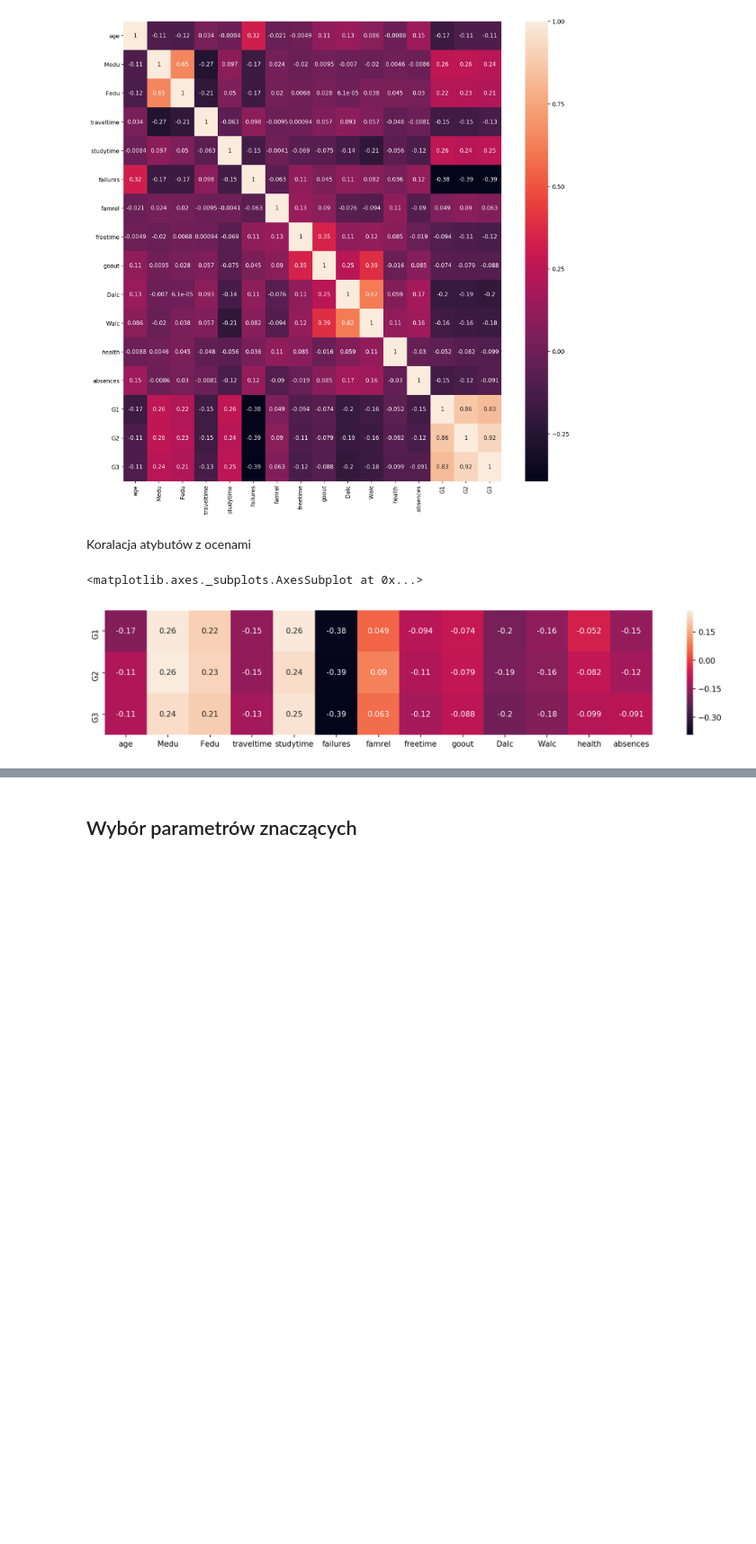
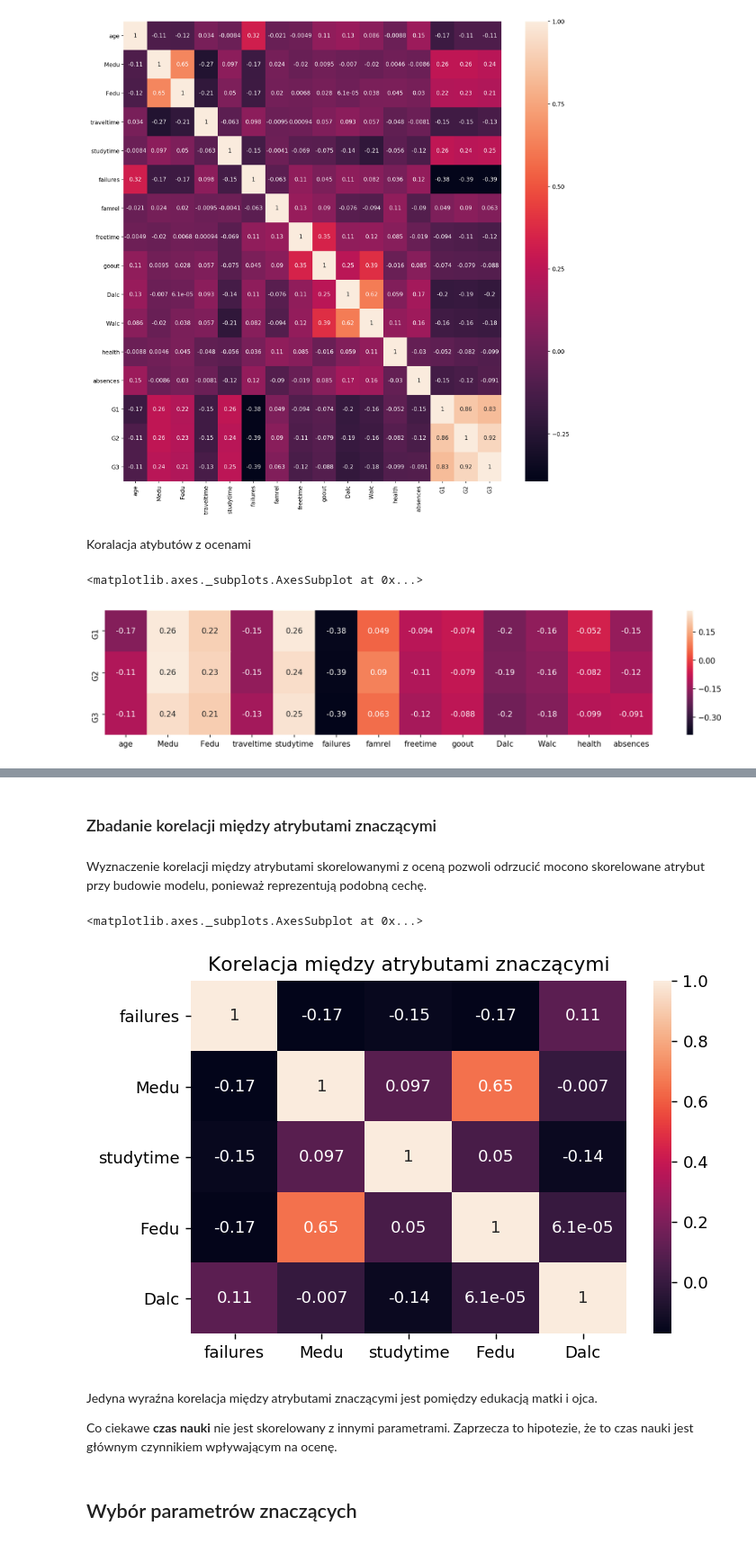
Before and after one commit to SiwyKrzysiek/przewidywanie-ocen, a Jupyter notebook: Realizacja projektu.ipynb, the cells around one changed output, grey strips where cells are left out. Shown: that part at 90% size. Saved outputs shown, nothing was run; the diff lists cells and outputs as text; code cells hidden in the pictures; blank space fills up the shorter version.

Commit message:
Korelacja między atrybutami głównymi

```diff
--- a/Realizacja projektu.ipynb
+++ b/Realizacja projektu.ipynb
@@ -101,3 +108,21 @@ dtype: float64
+# %% [markdown]
+### Zbadanie korelacji między atrybutami znaczącymi
+# %% [markdown]
+Wyznaczenie korelacji między atrybutami skorelowanymi z oceną pozwoli odrzucić mocono skorelowane atrybut przy budowie modelu, ponieważ reprezentują podobną cechę.
+# %%
+atrybutyZnaczace = list(corelacjeAtrybutow.abs().sort_values(ascending=False).index[0:5])
+klasyfikacje = list(df.columns[-3:])
+
+plt.figure(dpi=130)
+plt.title("Korelacja między atrybutami znaczącymi")
+sns.heatmap(df[atrybutyZnaczace].corr(), annot=df[atrybutyZnaczace].corr())
+# %% [output]
+<matplotlib.axes._subplots.AxesSubplot at 0x...>
+[figure, added]
+# %% [markdown]
+Jedyna wyraźna korelacja między atrybutami znaczącymi jest pomiędzy edukacją matki i ojca.
+
+Co ciekawe **czas nauki** nie jest skorelowany z innymi parametrami. Zaprzecza to hipotezie, że to czas nauki jest głównym czynnikiem wpływającym na ocenę.
 # %% [markdown]
 ## Wybór parametrów znaczących
 # %% [markdown]
```
Also changed, not shown: parts of 5 cells of this notebook.
